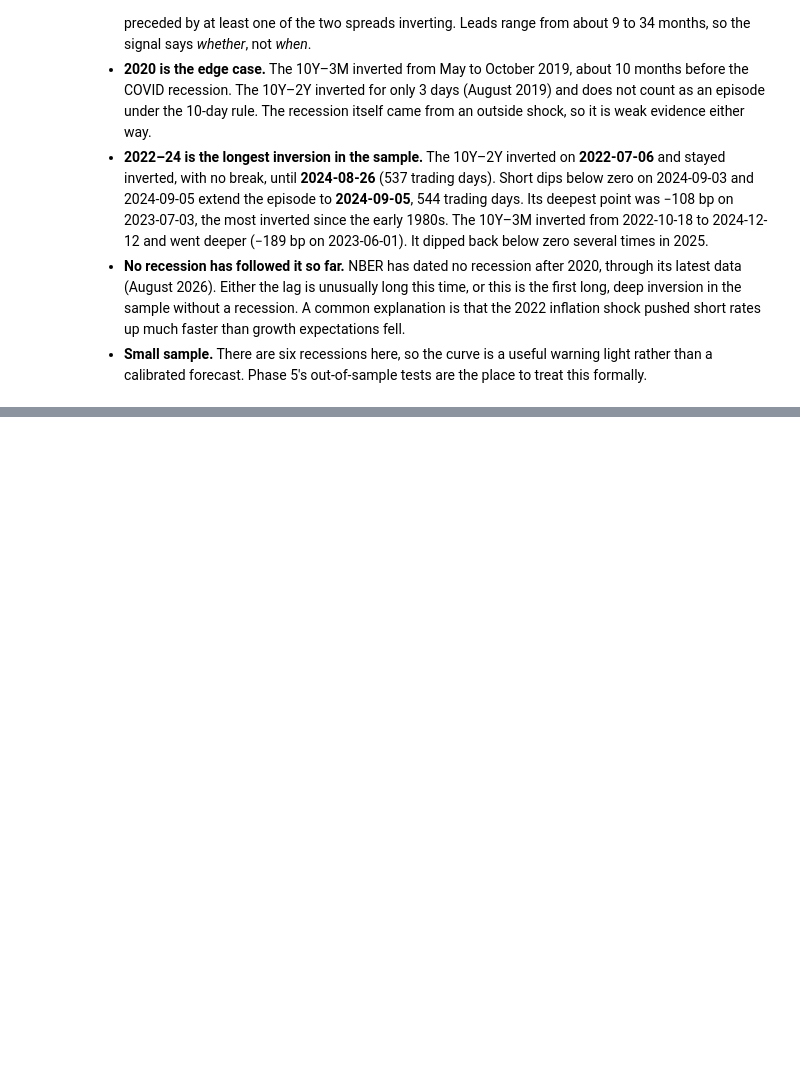
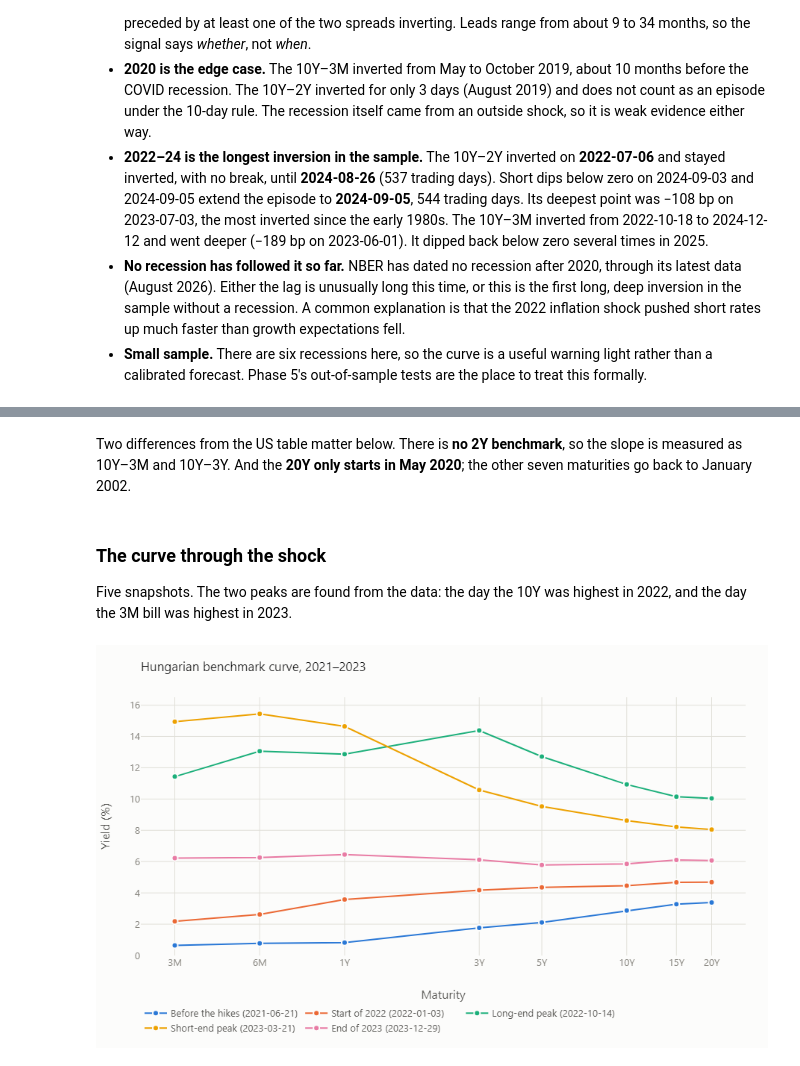
Before and after one commit to Markkndr/yield-curve-lab, a Jupyter notebook: notebooks/01_eda.ipynb, the cells around one changed output, grey strips where cells are left out. Drawn from its saved outputs; the diff is of its cells as text; code cells hidden in the pictures; blank space fills up the shorter version.

```diff
--- a/notebooks/01_eda.ipynb
+++ b/notebooks/01_eda.ipynb
@@ -239,0 +251,9 @@ What the spreads show:
+# %%
+hu = load_hu_yields()
+pd.DataFrame(
+    {
+        "first_date": hu.apply(lambda s: s.first_valid_index().date()),
+        "last_date": hu.apply(lambda s: s.last_valid_index().date()),
+        "observations": hu.count(),
+    }
+)
@@ -239,0 +270,20 @@ What the spreads show:
+# %% [markdown]
+Two differences from the US table matter below. There is **no 2Y benchmark**, so the slope is measured as 10Y–3M and 10Y–3Y. And the **20Y only starts in May 2020**; the other seven maturities go back to January 2002.
+# %% [markdown]
+### The curve through the shock
+
+Five snapshots. The two peaks are found from the data: the day the 10Y was highest in 2022, and the day the 3M bill was highest in 2023.
+# %%
+long_end_peak = hu.loc["2022", "10Y"].idxmax()
+short_end_peak = hu.loc["2023", "3M"].idxmax()
+
+HU_DATES = {
+    "Before the hikes": "2021-06-21",
+    "Start of 2022": "2022-01-03",
+    "Long-end peak": long_end_peak,
+    "Short-end peak": short_end_peak,
+    "End of 2023": "2023-12-29",
+}
+plots.curve_snapshots(hu, HU_DATES, title="Hungarian benchmark curve, 2021–2023")
+# %% [output]
+[figure, added]
```
Also changed, not shown: parts of 12 cells of this notebook, 3 other files.
